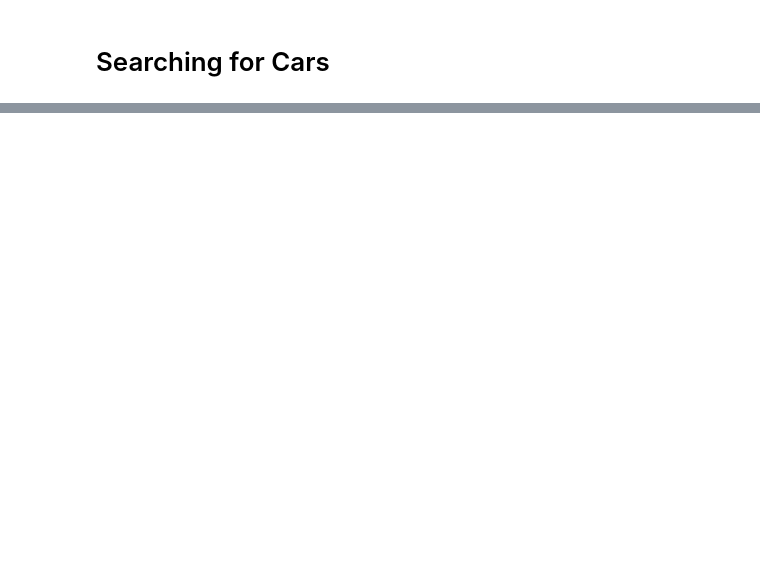
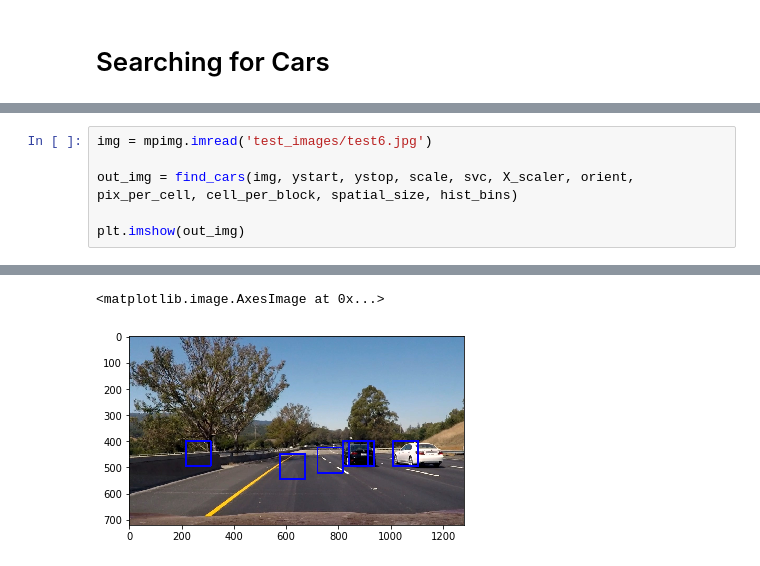
Before and after one commit to ChandlerTayek/CarND-Vehicle-Detection-P5, a Jupyter notebook: pipeline.ipynb, the cells around one changed output, grey strips where cells are left out. Cells and saved outputs as stored; diff of their text form; blank space fills up the shorter version.

```diff
--- a/pipeline.ipynb
+++ b/pipeline.ipynb
@@ -439,0 +458,7 @@ ValueError: operands could not be broadcast together with shapes (1,8460) (1764,
+# %%
+img = mpimg.imread('test_images/test6.jpg')
+
+out_img = find_cars(img, ystart, ystop, scale, svc, X_scaler, orient, pix_per_cell, cell_per_block, spatial_size, hist_bins)
+
+plt.imshow(out_img)
+# %% [output]
@@ -439,0 +467,2 @@ ValueError: operands could not be broadcast together with shapes (1,8460) (1764,
+<matplotlib.image.AxesImage at 0x...>
+[figure, added]
```
Also changed, not shown: parts of 7 cells of this notebook.
